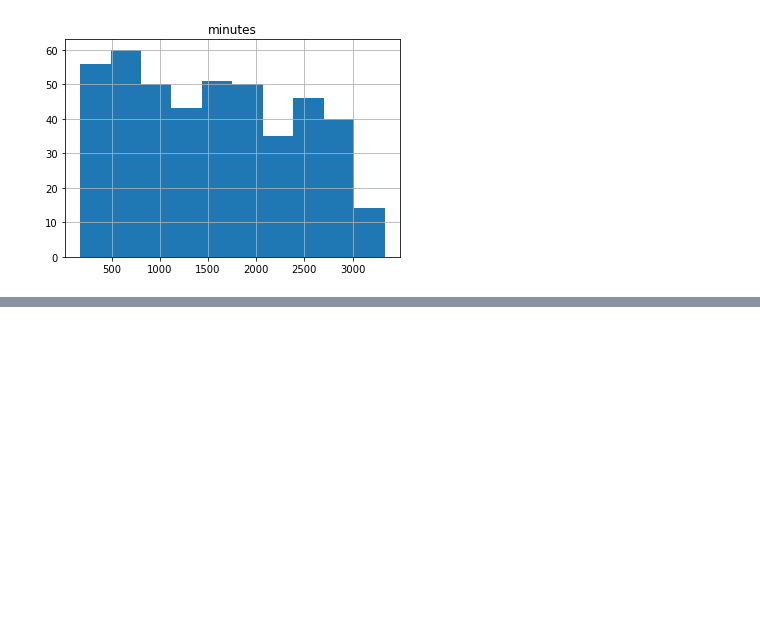
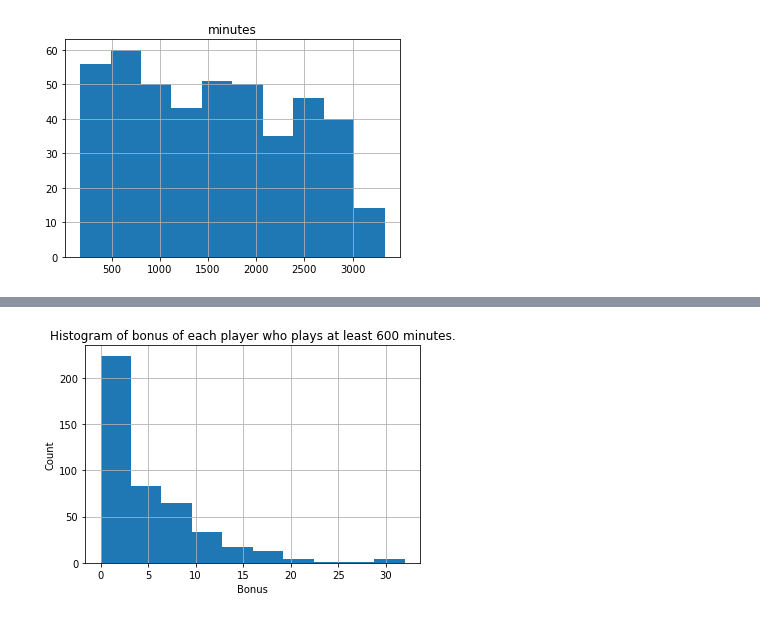
Before and after one commit to Smily-Pirate/Fpldatascrap, a Jupyter notebook: Fpl_fun.ipynb, the cells around one changed output, grey strips where cells are left out. Drawn from its saved outputs; the diff is of its cells as text; code cells hidden in the pictures; blank space fills up the shorter version.

```diff
--- a/Fpl_fun.ipynb
+++ b/Fpl_fun.ipynb
@@ -160,0 +186,8 @@ plt.show()
+# %%
+df_key_stats_2021['bonus'].hist()
+plt.xlabel('Bonus')
+plt.ylabel('Count')
+plt.title('Histogram of bonus of each player who plays at least 600 minutes.')
+plt.show()
+# %% [output]
+[figure, added]
```
Also changed, not shown: parts of 7 cells of this notebook.
